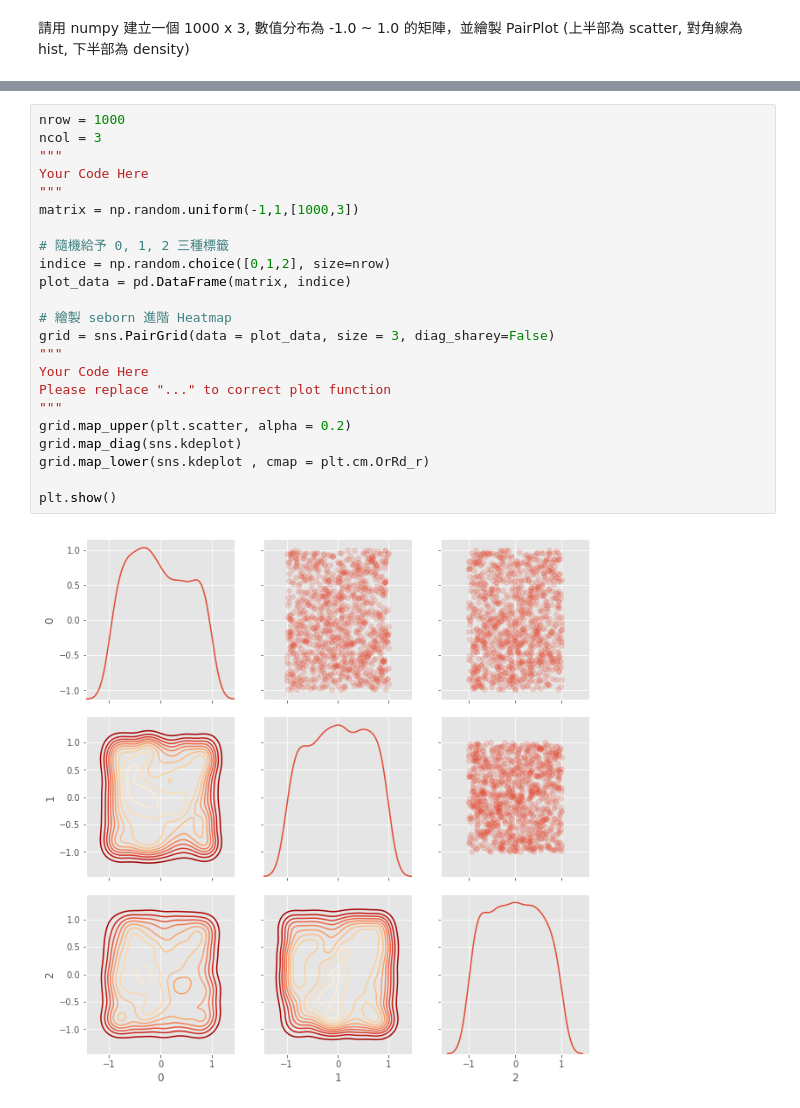
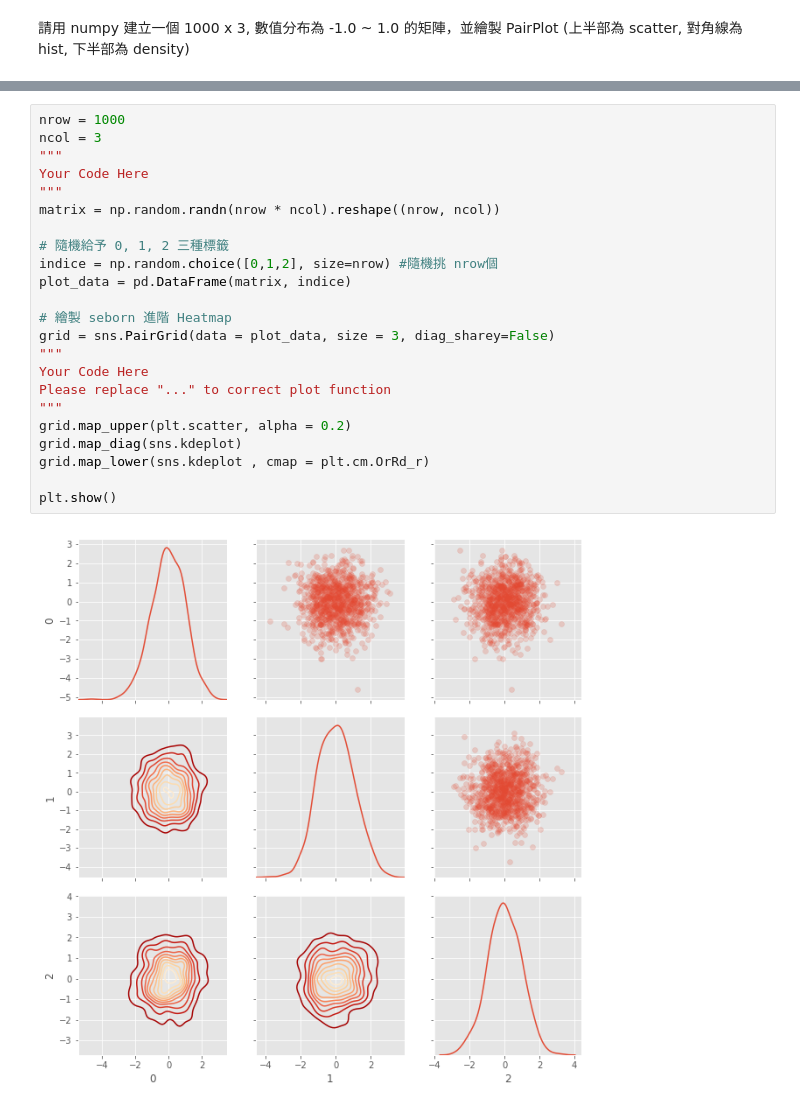
Before and after one commit to Leona0/2nd-ML100Days, a Jupyter notebook: homework/Day_015_HW.ipynb, the cells around one changed output, grey strips where cells are left out. Cells and saved outputs as stored; diff of their text form.

```diff
--- a/homework/Day_015_HW.ipynb
+++ b/homework/Day_015_HW.ipynb
@@ -70,25 +70,25 @@ plt.show()
 # %%
 nrow = 1000
 ncol = 3
 """
 Your Code Here
 """
-matrix = np.random.uniform(-1,1,[1000,3])
+matrix = np.random.randn(nrow * ncol).reshape((nrow, ncol))
 
 # 隨機給予 0, 1, 2 三種標籤
-indice = np.random.choice([0,1,2], size=nrow)
+indice = np.random.choice([0,1,2], size=nrow) #隨機挑 nrow個
 plot_data = pd.DataFrame(matrix, indice)
 
 # 繪製 seborn 進階 Heatmap
 grid = sns.PairGrid(data = plot_data, size = 3, diag_sharey=False)
 """
 Your Code Here
 Please replace "..." to correct plot function
 """
 grid.map_upper(plt.scatter, alpha = 0.2)
 grid.map_diag(sns.kdeplot)
 grid.map_lower(sns.kdeplot , cmap = plt.cm.OrRd_r)
 
 plt.show()
 # %% [output]
-[figure, old version]
+[figure, new version]
```
Also changed, not shown: parts of 2 cells of this notebook, 1 other file.
